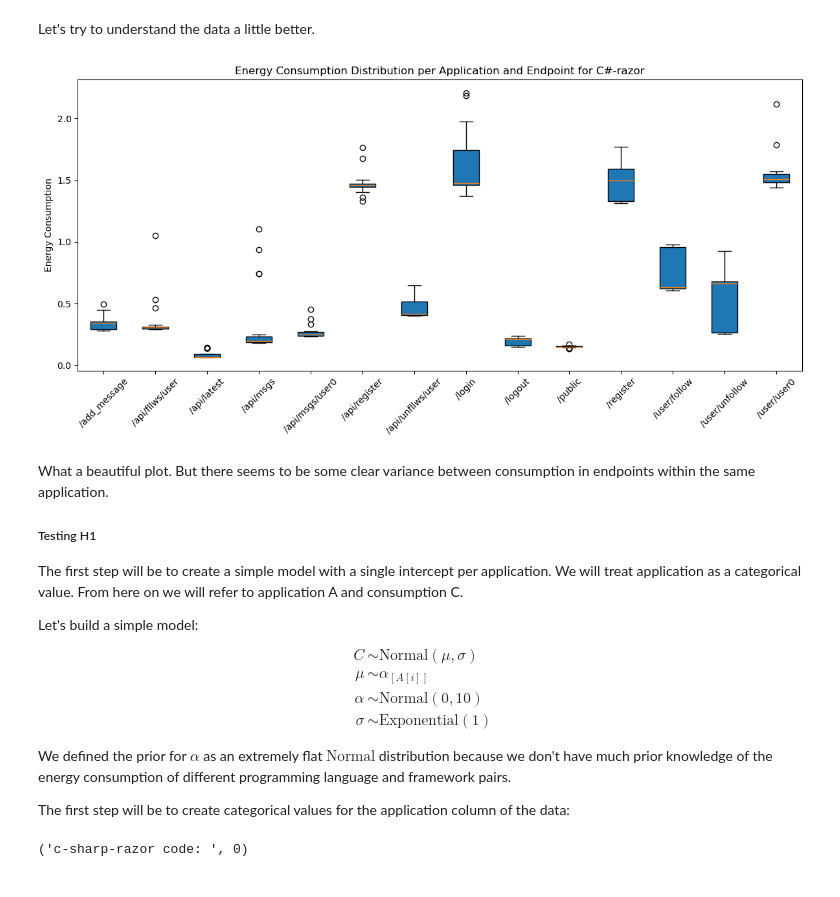
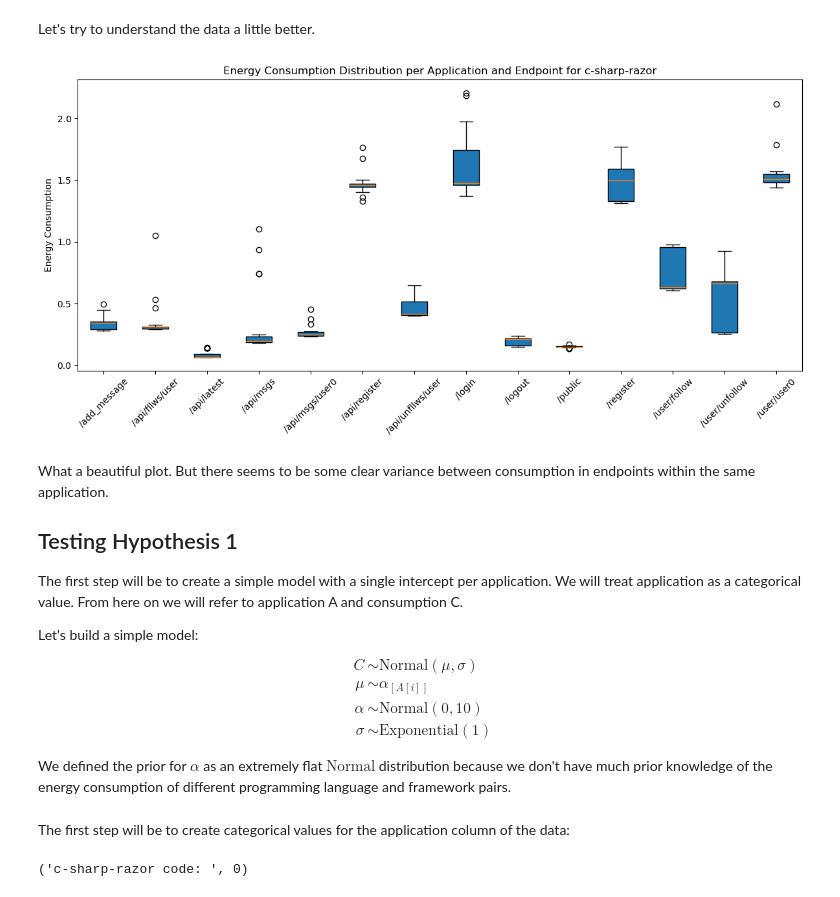
Before and after one commit to joakimGD/PRPRO-exam, a Jupyter notebook: main-question.ipynb, the cells around one changed output. Cells and saved outputs as stored; diff of their text form; code cells hidden in the pictures.

```diff
--- a/main-question.ipynb
+++ b/main-question.ipynb
@@ -126,25 +129,26 @@ df
 # %% [markdown]
 Let's try to understand the data a little better.
 # %%
-csharpdata = df.where(df["application"] == "c-sharp-razor")
+target = "c-sharp-razor"
+csharpdata = df.where(df["application"] == target)
 data = csharpdata
 grouped = [ group["energy_consumption"].values for _, group in data.groupby(["endpoint"]) ]
 labels = data.groupby(["endpoint"]).groups.keys()
 
 plt.figure(figsize=(12, 6))
 plt.boxplot(grouped, labels=labels, patch_artist=True)
-plt.title("Energy Consumption Distribution per Application and Endpoint for C#-razor")
+plt.title(f"Energy Consumption Distribution per Application and Endpoint for {target}")
 plt.ylabel("Energy Consumption")
 plt.xticks(rotation=45)
 plt.tight_layout()
 plt.show()
 # %% [output]
-[figure, old version]
+[figure, new version]
 # %% [markdown]
 What a beautiful plot. But there seems to be some clear variance between consumption in endpoints within the same application.
 
 
-##### Testing H1
+## Testing Hypothesis 1
 
 The first step will be to create a simple model with a single intercept per application. We will treat application as a categorical value. From here on we will refer to application A and consumption C.
 
@@ -159,8 +163,8 @@ $$
 $$
 
 We defined the prior for $\alpha$ as an extremely flat $\text{Normal}$ distribution because we don't have much prior knowledge of the energy consumption of different programming language and framework pairs.
-
-The first step will be to create categorical values for the application column of the data:
+# %% [markdown]
+The first step will be to create categorical values for the application column of the data:
 # %%
 cats = pd.Categorical(df["application"])
 df["A"] = cats.codes
```
Also changed, not shown: parts of 24 cells of this notebook.
